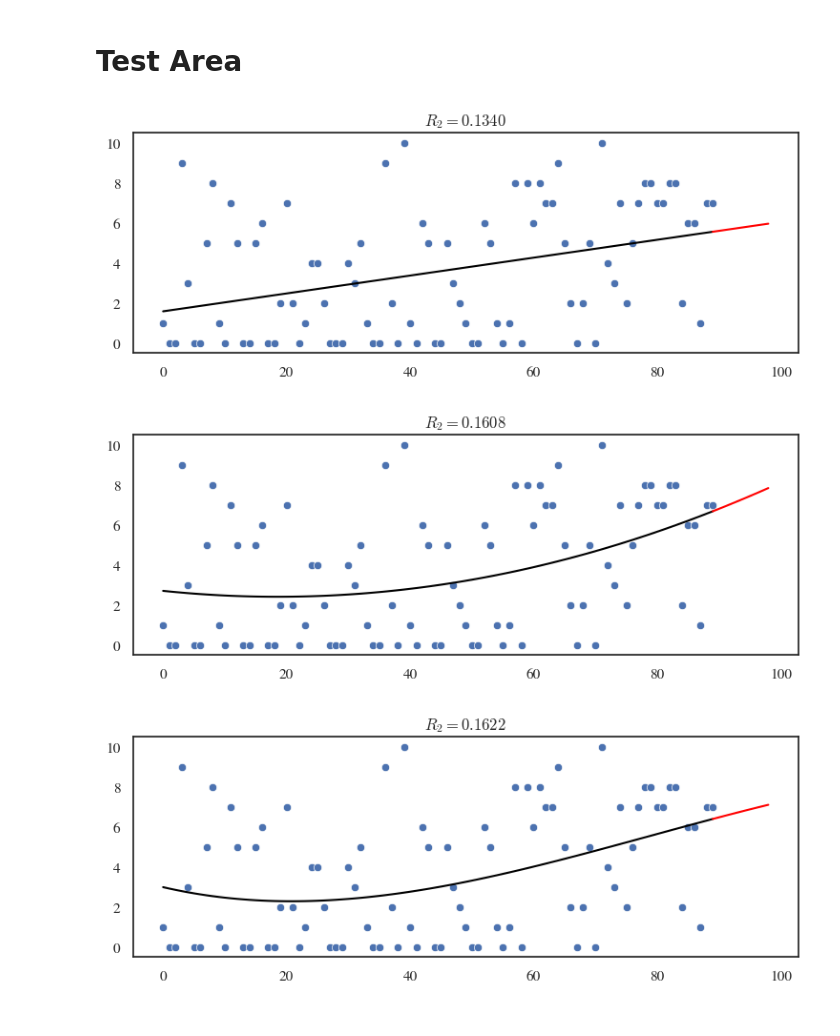
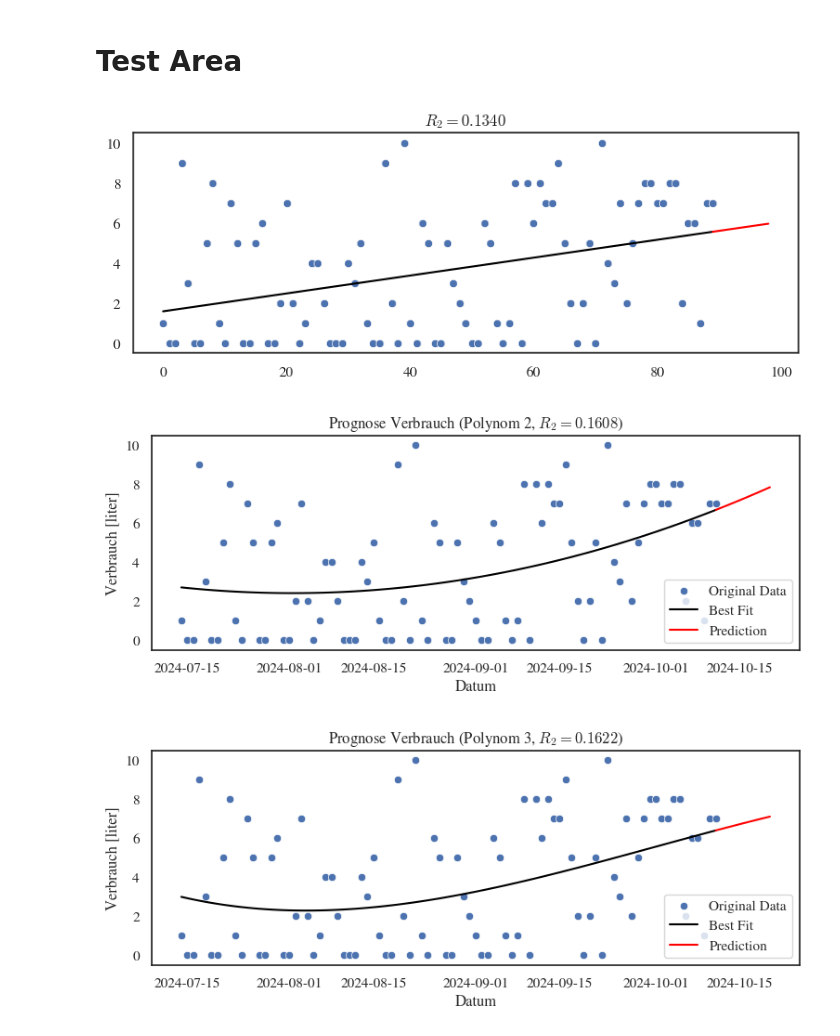
Before and after one commit to negralessio/bfh24, a Jupyter notebook: notebooks/consumption_linear_models.ipynb, the cells around one changed output. Cells and saved outputs as stored; diff of their text form; code cells hidden in the pictures.

Commit message:
Misc: Improved plotting

```diff
--- a/notebooks/consumption_linear_models.ipynb
+++ b/notebooks/consumption_linear_models.ipynb
@@ -28,7 +28,7 @@ df.head(5)
 | 3 | 0 | 2022-10-14 | 3148.0 | 31.0 | 1.48 | 6848.0 | 10000.0 | ... |
 | 4 | 0 | 2022-10-15 | 3140.0 | 31.0 | 1.49 | 6857.0 | 10000.0 | ... |
 # %%
-def get_cleaned_data(path = "../data/processed/data_one_day_clean.pickle") -> pd.DataFrame:
+def get_cleaned_data(path = "../data/processed/data_one_day_clean.pickle") -> tuple[pd.DataFrame, pd.DataFrame]:
     df = pd.read_pickle(path)
     # correct outliers
     df.loc[df['Verbrauch'] > 0, 'Verbrauch'] = 0.0
@@ -36,11 +36,13 @@ def get_cleaned_data(path = "../data/processed/data_one_day_clean.pickle") -> pd
     df['Verbrauch'] = df['Verbrauch'].abs()
     # drop NaN values
     df = df.dropna()
+    df_rest = df.drop(['Verbrauch', 'Zeitstempel'], axis=1)
     df = df[["Zeitstempel", "Verbrauch"]]
 
-    return df
+    return df, df_rest
 
 def fit_linear_model(df: pd.DataFrame, context: int = 90, degree: int = 3, forecast_days: int = 7):
+    print(df.columns)
     # Get newest -Days Tage
     y = df["Verbrauch"].iloc[-context:].values.reshape(-1, 1)
     X = np.arange(len(y)).reshape(-1, 1)
@@ -65,14 +67,13 @@ def fit_linear_model(df: pd.DataFrame, context: int = 90, degree: int = 3, forec
     future_days_extened = poly.transform(future_days_to_predict)
     y_pred_future = lr.predict(future_days_extened).flatten()
 
-    y_train = pd.DataFrame({"Verbrauch": y.flatten(), "Zeitstempel": dates}, index=X.flatten())
-    y_pred = pd.DataFrame({"Verbrauch": y_pred.flatten(), "Zeitstempel": dates}, index=X.flatten())
-    y_pred_future = pd.DataFrame({"Verbrauch": y_pred_future.flatten(), "Zeitstempel": future_days}, index=future_days_to_predict.flatten())
+    y_train = pd.DataFrame({"Verbrauch": y.flatten(), "Zeitstempel": dates, "flag": "train"}, index=X.flatten())
+    y_pred = pd.DataFrame({"Verbrauch": y_pred.flatten(), "Zeitstempel": dates, "flag": "pred"}, index=X.flatten())
+    y_pred_future = pd.DataFrame({"Verbrauch": y_pred_future.flatten(), "Zeitstempel": future_days, "flag": "pred_future"}, index=future_days_to_predict.flatten())
 
     return y_train, y_pred, y_pred_future
 
-df = get_cleaned_data()
-df
+df, df_rest = get_cleaned_data()
 
 y_train, y_pred, y_pred_future = fit_linear_model(df)
 y_pred_future
@@ -94,9 +130,12 @@ FORECAST_DAYS = 10
 
 # Get newest -Days Tage
 y = df["Verbrauch"].iloc[-CONTEXT:].values
+dates = df["Zeitstempel"].iloc[-CONTEXT:].values
+dates = pd.to_datetime(dates, format='datetime64[ns]')
 X = np.arange(len(y))
 
 FUTURE_DAYS = np.arange(X.max(), X.max() + FORECAST_DAYS).reshape(-1, 1)
+future_days = pd.date_range(start=dates.max() + pd.Timedelta(days=0), periods=FORECAST_DAYS, freq="D")
 
 X = X.reshape(-1, 1)
 y = y.reshape(-1, 1)
@@ -105,36 +144,40 @@ for degree in DEGREE:
     if degree == 1:
         lr = LinearRegression()
         lr.fit(X, y)
         y_pred = lr.predict(X).flatten()
         y_pred_future = lr.predict(FUTURE_DAYS)
 
         r2 = r2_score(y_true=y, y_pred=y_pred)
 
         plt.figure(figsize=(9, 3))
         plt.title(f"$R_2 = {r2:.4f}$")
         sns.scatterplot(x=X.flatten(), y=y.flatten())
         sns.lineplot(x=X.flatten(), y=y_pred.flatten(), color="black")
         sns.lineplot(x=FUTURE_DAYS.flatten(), y=y_pred_future.flatten(), color="red")
         plt.show()
     else:
         poly = PolynomialFeatures(degree)
         X_poly = poly.fit_transform(X)
         lr = LinearRegression()
         lr.fit(X_poly, y)
         y_pred = lr.predict(X_poly)
 
         r2 = r2_score(y_true=y, y_pred=y_pred)
 
         future_days_extened = poly.transform(FUTURE_DAYS)
         y_pred_future = lr.predict(future_days_extened).flatten()
 
         plt.figure(figsize=(9, 3))
-        plt.title(f"$R_2 = {r2:.4f}$")
-        sns.scatterplot(x=X.flatten(), y=y.flatten())
-        sns.lineplot(x=X.flatten(), y=y_pred.flatten(), color="black")
-        sns.lineplot(x=FUTURE_DAYS.flatten(), y=y_pred_future.flatten(), color="red")
+        plt.title(f"Prognose Verbrauch (Polynom {degree}, $R_2 = {r2:.4f}$)")
+        plt.ylabel("Verbrauch [liter]")
+        plt.xlabel("Datum")
+        sns.scatterplot(x=dates, y=y.flatten(), label="Original Data")
+        sns.lineplot(x=dates, y=y_pred.flatten(), color="black", label="Best Fit")
+        sns.lineplot(x=future_days, y=y_pred_future.flatten(), color="red", label="Prediction")
+        plt.legend()
+        plt.savefig(f"figure_degree_{degree}.png", dpi=256)
         plt.show()
 # %% [output]
 [figure]
-[figure, old version]
+[figure, new version]
-[figure, old version]
+[figure, new version]
```
Also changed, not shown: parts of 4 cells of this notebook.
